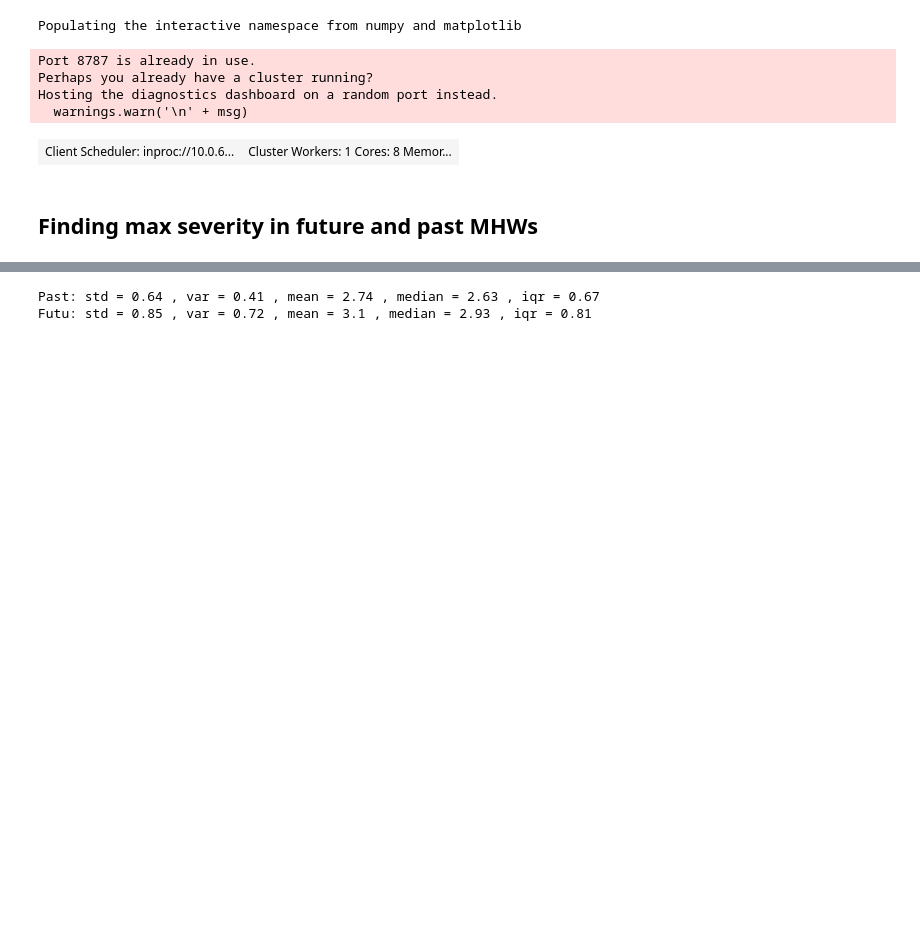
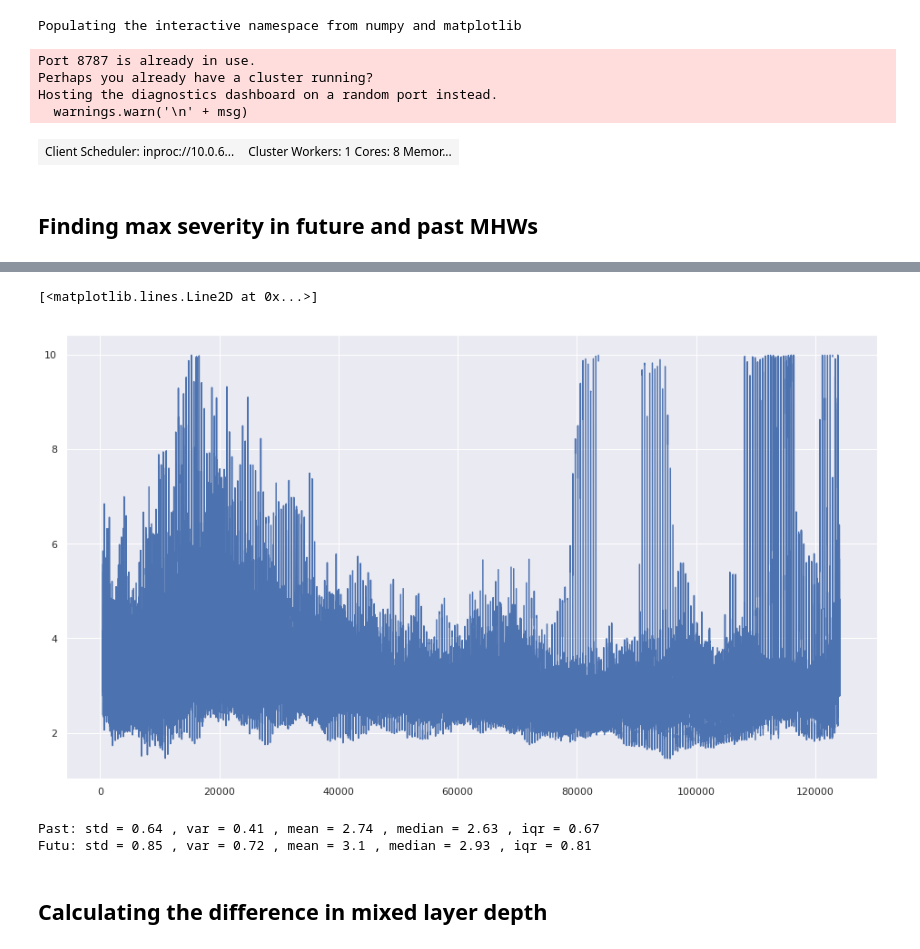
Before and after one commit to ritwik1111/MHW, a Jupyter notebook: Projects/sstPlots/MHW_Statistics.ipynb, the cells around one changed output, grey strips where cells are left out. Drawn from its saved outputs; the diff is of its cells as text; code cells hidden in the pictures; blank space fills up the shorter version.

```diff
--- a/Projects/sstPlots/MHW_Statistics.ipynb
+++ b/Projects/sstPlots/MHW_Statistics.ipynb
@@ -97,3 +109,8 @@ plt.savefig('/home/561/rm6294/Documents/maxFrequencyComparison2.png')
+# %%
+plot(maxFutSev.data.reshape(124559))
+# %% [output]
+[<matplotlib.lines.Line2D at 0x...>]
+[figure, added]
 # %%
 # Calculating interquartile range
 past_iqr = (maxPastSev.quantile(q = 0.75) - maxPastSev.quantile(q = 0.25)).data
@@ -109,3 +126,5 @@ print("Futu: std =", np.round(maxFutSev.std().data, 2), ", var =", np.round(maxF
 # %% [output]
 Past: std = 0.64 , var = 0.41 , mean = 2.74 , median = 2.63 , iqr = 0.67
 Futu: std = 0.85 , var = 0.72 , mean = 3.1 , median = 2.93 , iqr = 0.81
+# %% [markdown]
+## Calculating the difference in mixed layer depth
```
Also changed, not shown: parts of 22 cells of this notebook, 2 other files.
